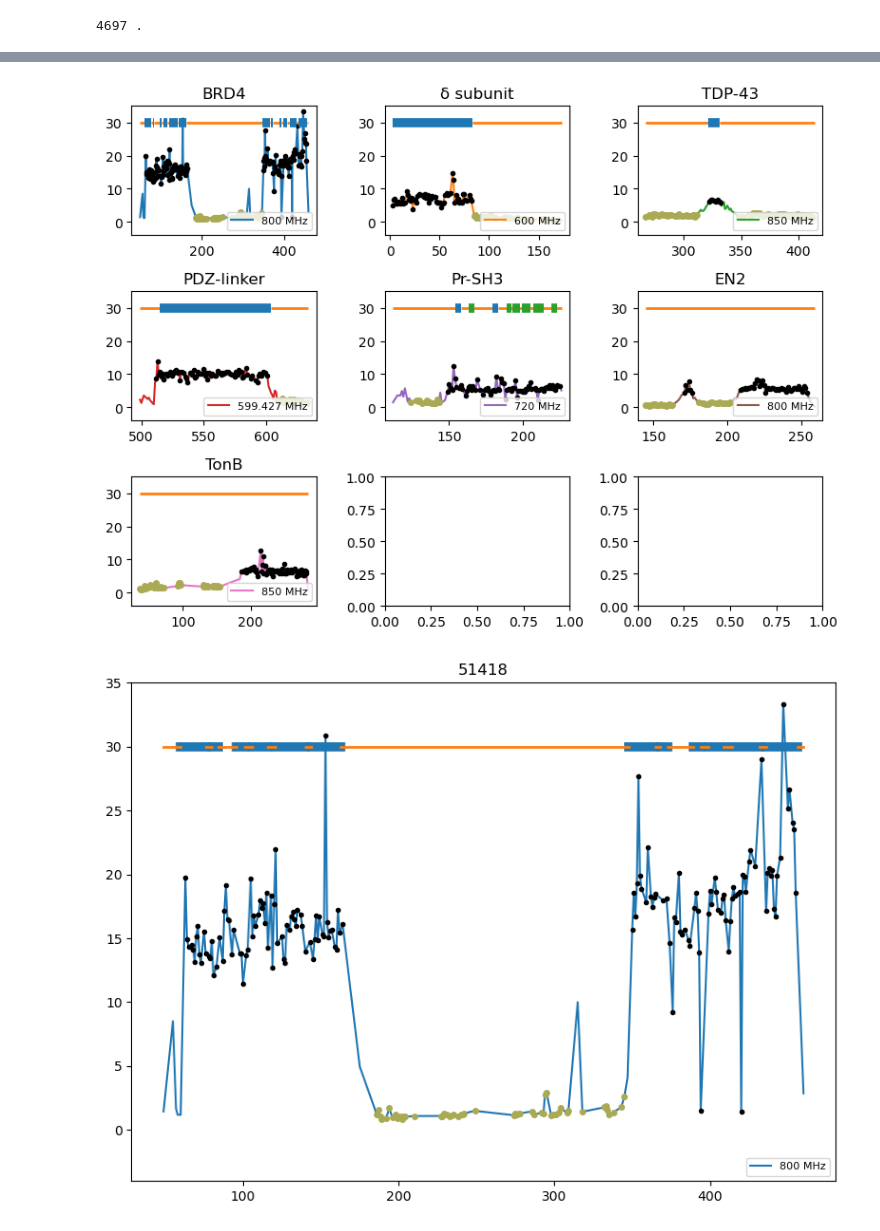
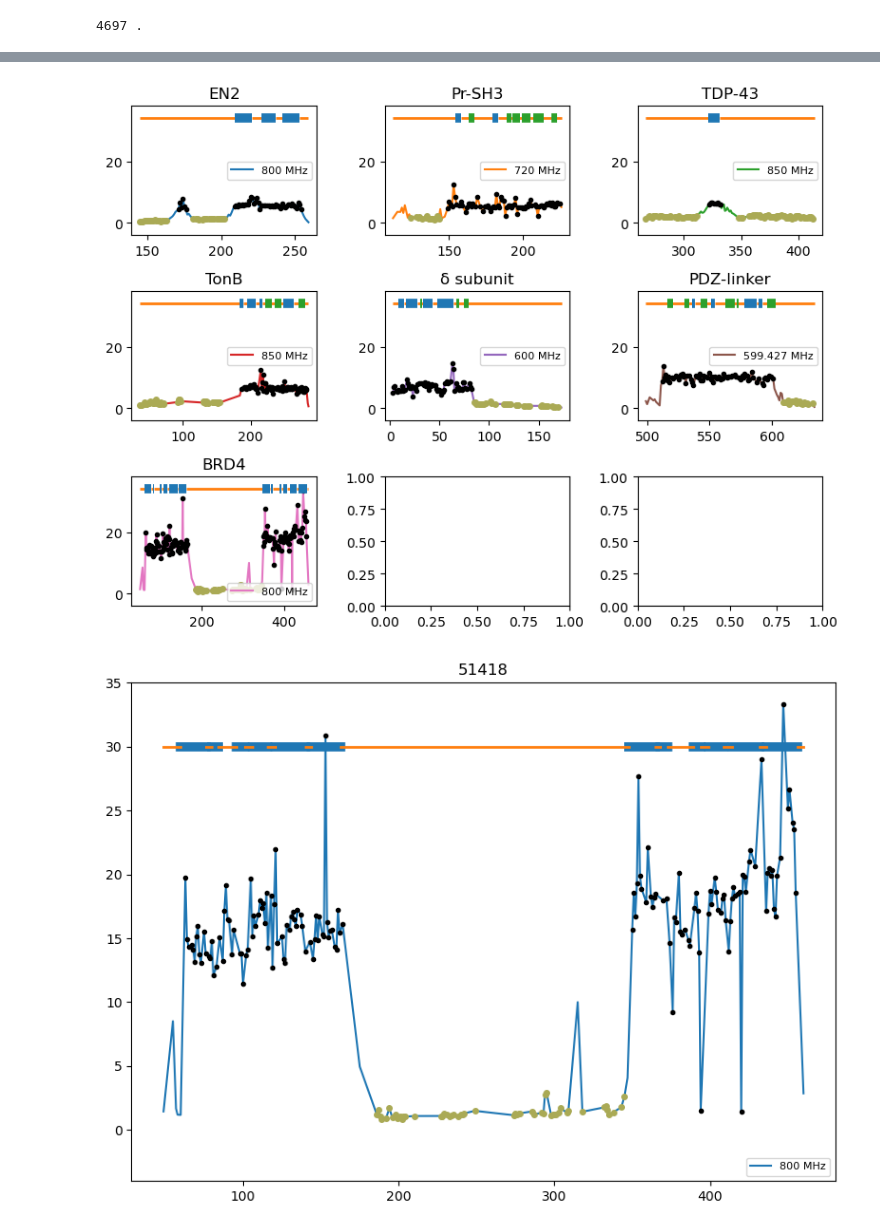
Before and after one commit to nencini/EffectiveTimes_R2, a Jupyter notebook: work_in_progress/12-partially_disordered_prot/Untitled.ipynb, the cells around one changed output, grey strips where cells are left out. Cells and saved outputs as stored; diff of their text form; code cells hidden in the pictures.

Commit message:
add 13-globular protein analysis, update 12-partially disordered stuff

```diff
--- a/work_in_progress/12-partially_disordered_prot/Untitled.ipynb
+++ b/work_in_progress/12-partially_disordered_prot/Untitled.ipynb
@@ -75,17 +75,21 @@ partially_disordered['25077']['full'][599.427]['residuesReal']=list(np.array(par
 partially_disordered['15254']['full'][720]['residuesReal']=list(np.array(partially_disordered['15254']['full'][720]['residues'])+105)
 # %%
 #foramt: ID: [structured, disordered, magnetic field]
-entries={'51418':[[(5,82),(138,-1)],[(83,128),(129,137)],800,[(60,76),(80,84),(96,101),(106,116),
+entries={'EN2':[[(24,30),(57,-5)],[(0,19),(34,52)],'800',[(15+194,27+194),(33+194,43+194),(47+194,59+194)],[],'EN2'],
+        '15254':[[(26,-1)],[(8,23)],720,[(154,158),(179,183)],[(163,167),(189,192),(193,198),(199,205),
+                                                                (207,214),(219,223)],'Pr-SH3'],
+         '26823':[[(41,51)],[(0,34),(65,-1)],850,[(321,331)],[],'TDP-43'],
+         'tonB':[[(52,-2)],[(0,51)],850,[(184,189),(195,208),(213,217),(248,264)],
+                 [(222,231),(235,245),(271,280)],'TonB'],
+         '19284':[[(0,68)],[(68,-1)],600,[(8,14),(16,28),(33,43),(48,64)],[(30,32),(67,70),(75,79)],'δ subunit'],
+         '25077':[[(8,78)],[(85,-1)],599.427,[(536,538),(551,554),(578,588),(589,592)],
+                  [(516,521),(530,534),(543,548),(563,570),(572,573),(596,603)],'PDZ-linker'],
+         '51418':[[(5,82),(138,-1)],[(83,128),(129,137)],800,[(60,76),(80,84),(96,101),(106,116),
                                                               (121,140),(144,163),(348,365),(368,373),
                                                               (389,394),(399,409),(414,432),(436,456)],
-          [],'BRD4'],
-         '19284':[[(0,68)],[(68,-1)],600,[(3,83)],[],'δ subunit'],
-         '26823':[[(41,51)],[(0,34),(65,-1)],850,[(321,331)],[],'TDP-43'],
-         '25077':[[(8,78)],[(85,-1)],599.427,[(515,604)],[],'PDZ-linker'],
-         '15254':[[(26,-1)],[(8,23)],720,[(154,158),(179,183)],[(163,167),(189,192),(193,198),(199,205),
-                                                                (207,214),(219,223)],'Pr-SH3'],
-         'EN2':[[(24,30),(57,-5)],[(0,19),(34,52)],'800',[],[],'EN2'],
-         'tonB':[[(52,-2)],[(0,51)],'850',[],[],'TonB']}
+          [],'BRD4']}
+
+
 
 
 #The real velues below; values used above are for the purposes of plotting, so that
@@ -100,7 +161,7 @@ entries={'51418':[[(5,82),(138,-1)],[(83,128),(129,137)],800,[(60,76),(80,84),(9
 # %%
 plt.rcParams["figure.autolayout"] = True
 fig, axs = plt.subplots(3,3,figsize=(8,6))
-for i,entry in enumerate(partially_disordered):
+for i,entry in enumerate(entries):
     field=entries[entry][2]
     if not len(partially_disordered[entry]['full'][field]['residuesReal'])>0:
         axs[i//3,i%3].plot(partially_disordered[entry]['full'][field]['residues'],partially_disordered[entry]['full'][field]['effTimes'],label=str(field)+' MHz',c='C'+str(i))
@@ -114,42 +175,46 @@ for i,entry in enumerate(partially_disordered):
             end=limits[1]
             axs[i//3,i%3].plot(partially_disordered[entry]['full'][field]['residues'][beg:end],partially_disordered[entry]['full'][field]['effTimes'][beg:end],'.',markersize=8,c='#aaaa55')
     else:
         axs[i//3,i%3].plot(partially_disordered[entry]['full'][field]['residuesReal'],partially_disordered[entry]['full'][field]['effTimes'],label=str(field)+' MHz',c='C'+str(i))
         for limits in entries[entry][0]:
             beg=limits[0]
             end=limits[1]
             axs[i//3,i%3].plot(partially_disordered[entry]['full'][field]['residuesReal'][beg:end],partially_disordered[entry]['full'][field]['effTimes'][beg:end],'.',c='black')
 
         for limits in entries[entry][1]:
             beg=limits[0]
             end=limits[1]
             axs[i//3,i%3].plot(partially_disordered[entry]['full'][field]['residuesReal'][beg:end],partially_disordered[entry]['full'][field]['effTimes'][beg:end],'.',markersize=8,c='#aaaa55')
 
     try:
         start=partially_disordered[entry]['full'][field]['residuesReal'][0]
         for helix in entries[entry][3]:
             if helix[0]>start:
                 xs=[start,helix[0]]
-                axs[i//3,i%3].plot(xs,[30]*2,'-',linewidth=2,c="C1",solid_capstyle='butt')
+                axs[i//3,i%3].plot(xs,[34]*2,'-',linewidth=2,c="C1",solid_capstyle='butt')
             start=helix[1]
             xs=[helix[0],helix[1]]
-            axs[i//3,i%3].plot(xs,[30]*2,'-',linewidth=7,c="C0",solid_capstyle='butt')
+            axs[i//3,i%3].plot(xs,[34]*2,'-',linewidth=7,c="C0",solid_capstyle='butt')
         if start<partially_disordered[entry]['full'][field]['residuesReal'][-1]:
             xs=[start,partially_disordered[entry]['full'][field]['residuesReal'][-1]]
-            axs[i//3,i%3].plot(xs,[30]*2,'-',linewidth=2,c="C1",solid_capstyle='butt')
+            axs[i//3,i%3].plot(xs,[34]*2,'-',linewidth=2,c="C1",solid_capstyle='butt')
         for helix in entries[entry][4]:
             xs=[helix[0],helix[1]]
-            axs[i//3,i%3].plot(xs,[30]*2,'-',linewidth=7,c="C2",solid_capstyle='butt')
+            axs[i//3,i%3].plot(xs,[34]*2,'-',linewidth=7,c="C2",solid_capstyle='butt')
     except Exception as e:
         pass
-    axs[i//3,i%3].legend(prop={'size':8},loc=4)
-    axs[i//3,i%3].set_ylim(-4,35)
-    if entry=='EN2':
+    axs[i//3,i%3].legend(prop={'size':8},loc=5)
+    low=min(partially_disordered[entry]['full'][field]['effTimes'])
+    high=max(partially_disordered[entry]['full'][field]['effTimes'])
+    diff=high-low
+    axs[i//3,i%3].set_ylim(low-diff/3,high+diff/8)
+    axs[i//3,i%3].set_ylim(-4,38)
+    if entry=='51418':
         axs[i//3,i%3].legend(loc=4,prop={'size':8})
     axs[i//3,i%3].set_title(entries[entry][5])
-plt.savefig('suitable_partially_disordered_big_field.pdf')
+plt.savefig('suitable_partially_disordered_big_field2.png')
 # %% [output]
-[figure, old version]
+[figure, new version]
 # %%
 plt.rcParams["figure.autolayout"] = True
 fig, axs = plt.subplots(1,1,figsize=(8,6))
```
Also changed, not shown: parts of 3 cells of this notebook, 6 other files.
